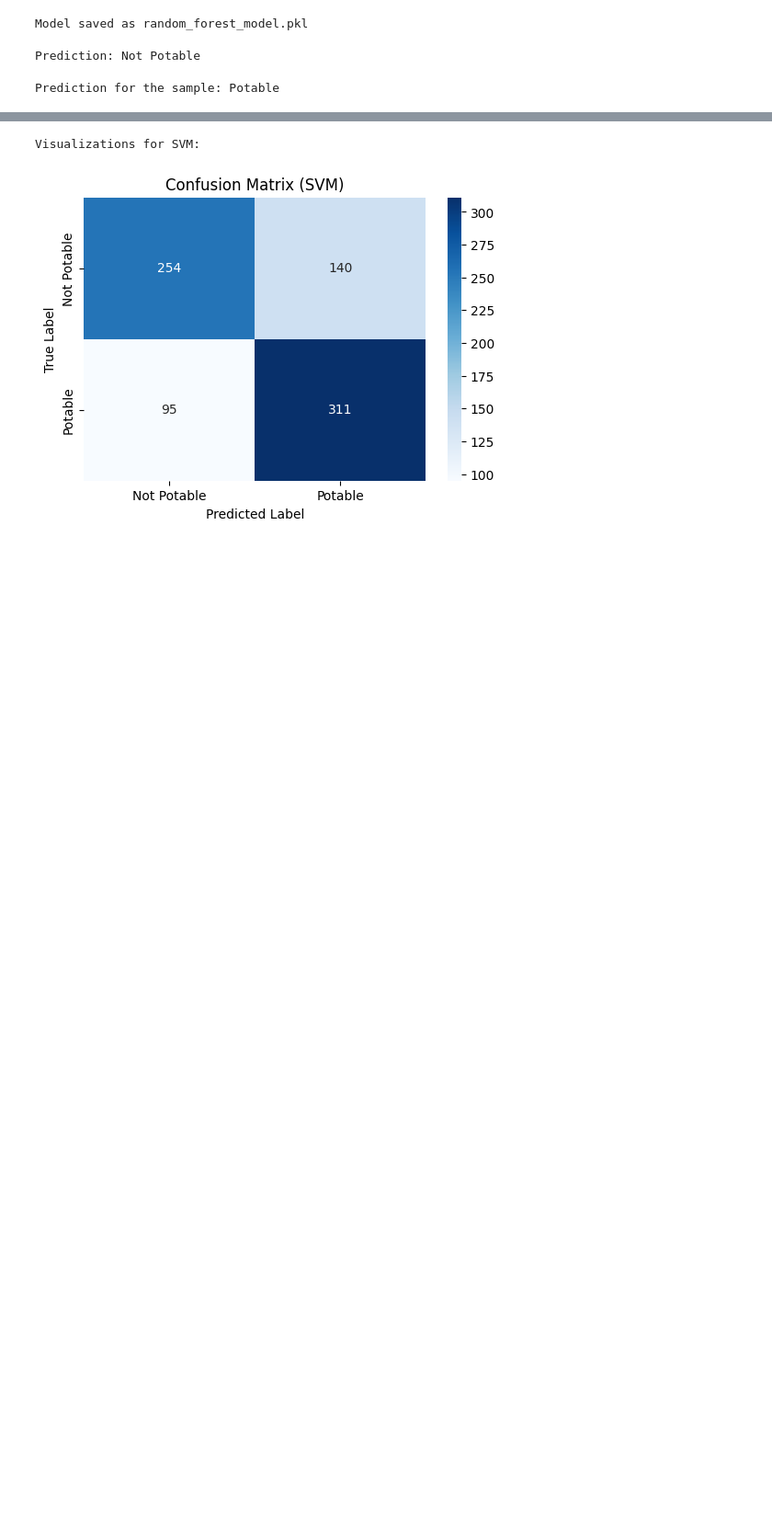
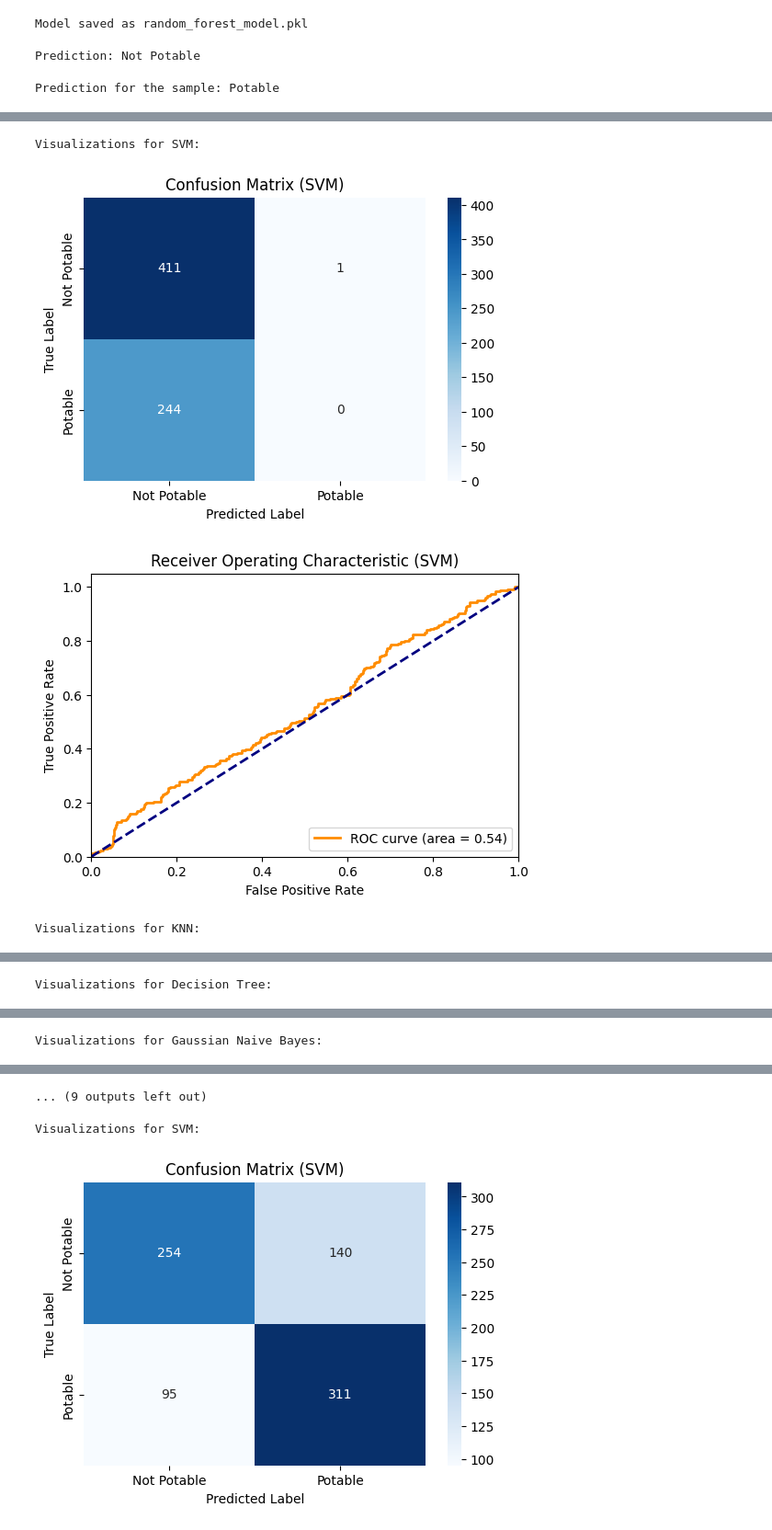
Before and after one commit to RajeshKurva/Mini_project, a Jupyter notebook: MiniProject.ipynb, the cells around one changed output, grey strips where cells are left out. Shown at 92% size. Saved outputs shown, nothing was run; the diff lists cells and outputs as text; code cells hidden in the pictures; blank space fills up the shorter version.

```diff
--- a/MiniProject.ipynb
+++ b/MiniProject.ipynb
@@ -420,0 +501,72 @@ KeyboardInterrupt:
+# %%
+import matplotlib.pyplot as plt
+import seaborn as sns
+from sklearn.metrics import confusion_matrix, roc_curve, auc
+import numpy as np
+# Plot 1: Feature Importance (For tree-based models: Random Forest, Decision Tree, and XGBoost)
+def plot_feature_importance(model, X, model_name):
+    if hasattr(model, 'feature_importances_'):
+        plt.figure(figsize=(10, 6))
+        feature_importances = model.feature_importances_
+        sorted_idx = np.argsort(feature_importances)[::-1]
+        plt.bar(range(X.shape[1]), feature_importances[sorted_idx])
+        plt.xticks(range(X.shape[1]), np.array(df.columns[:-1])[sorted_idx], rotation=90)
+        plt.title(f'Feature Importances ({model_name})')
+        plt.show()
+    else:
+        print(f'Feature importance is not available for {model_name}')
+
+# Plot 2: Confusion Matrix for all models
+def plot_confusion_matrix(y_true, y_pred, model_name):
+    cm = confusion_matrix(y_true, y_pred)
+    plt.figure(figsize=(6, 4))
+    sns.heatmap(cm, annot=True, fmt='d', cmap='Blues', xticklabels=['Not Potable', 'Potable'], yticklabels=['Not Potable', 'Potable'])
+    plt.title(f'Confusion Matrix ({model_name})')
+    plt.ylabel('True Label')
+    plt.xlabel('Predicted Label')
+    plt.show()
+
+# Plot 3: ROC Curve for all models
+def plot_roc_curve(model, X_test, y_test, model_name):
+    # For models that provide probability scores, use predict_proba or decision_function
+    if hasattr(model, "predict_proba"):
+        y_prob = model.predict_proba(X_test)[:, 1]  # Get probability scores for the positive class
+    elif hasattr(model, "decision_function"):
+        y_prob = model.decision_function(X_test)
+    else:
+        print(f'ROC curve is not available for {model_name}')
+        return
+
+    fpr, tpr, _ = roc_curve(y_test, y_prob)
+    roc_auc = auc(fpr, tpr)
+
+    plt.figure(figsize=(6, 4))
+    plt.plot(fpr, tpr, color='darkorange', lw=2, label=f'ROC curve (area = {roc_auc:.2f})')
+    plt.plot([0, 1], [0, 1], color='navy', lw=2, linestyle='--')
+    plt.xlim([0.0, 1.0])
+    plt.ylim([0.0, 1.05])
+    plt.xlabel('False Positive Rate')
+    plt.ylabel('True Positive Rate')
+    plt.title(f'Receiver Operating Characteristic ({model_name})')
+    plt.legend(loc='lower right')
+    plt.show()
+
+# Loop through all models and generate visualizations
+for model_name, model in best_models.items():
+    print(f"\nVisualizations for {model_name}:")
+
+    # Plot feature importance only for tree-based models
+    if model_name in ['Random Forest', 'Decision Tree', 'XGBoost']:
+        plot_feature_importance(model, X_test, model_name)
+
+    # Plot confusion matrix for all models
+    y_pred = model.predict(X_test)
+    plot_confusion_matrix(y_test, y_pred, model_name)
+
+    # Plot ROC curve for all models that support it
+    plot_roc_curve(model, X_test, y_test, model_name)
+# %% [output]
+Visualizations for SVM:
+[figure, added]
+[figure, added]
+Visualizations for KNN:
@@ -420,0 +575 @@ KeyboardInterrupt:
+Visualizations for Decision Tree:
@@ -420,0 +579 @@ KeyboardInterrupt:
+Visualizations for Gaussian Naive Bayes:
@@ -421,3 +581,4 @@ KeyboardInterrupt:
+... (9 outputs left out)
 # %%
 import matplotlib.pyplot as plt
 import seaborn as sns
```
Also changed, not shown: parts of 5 cells of this notebook.
